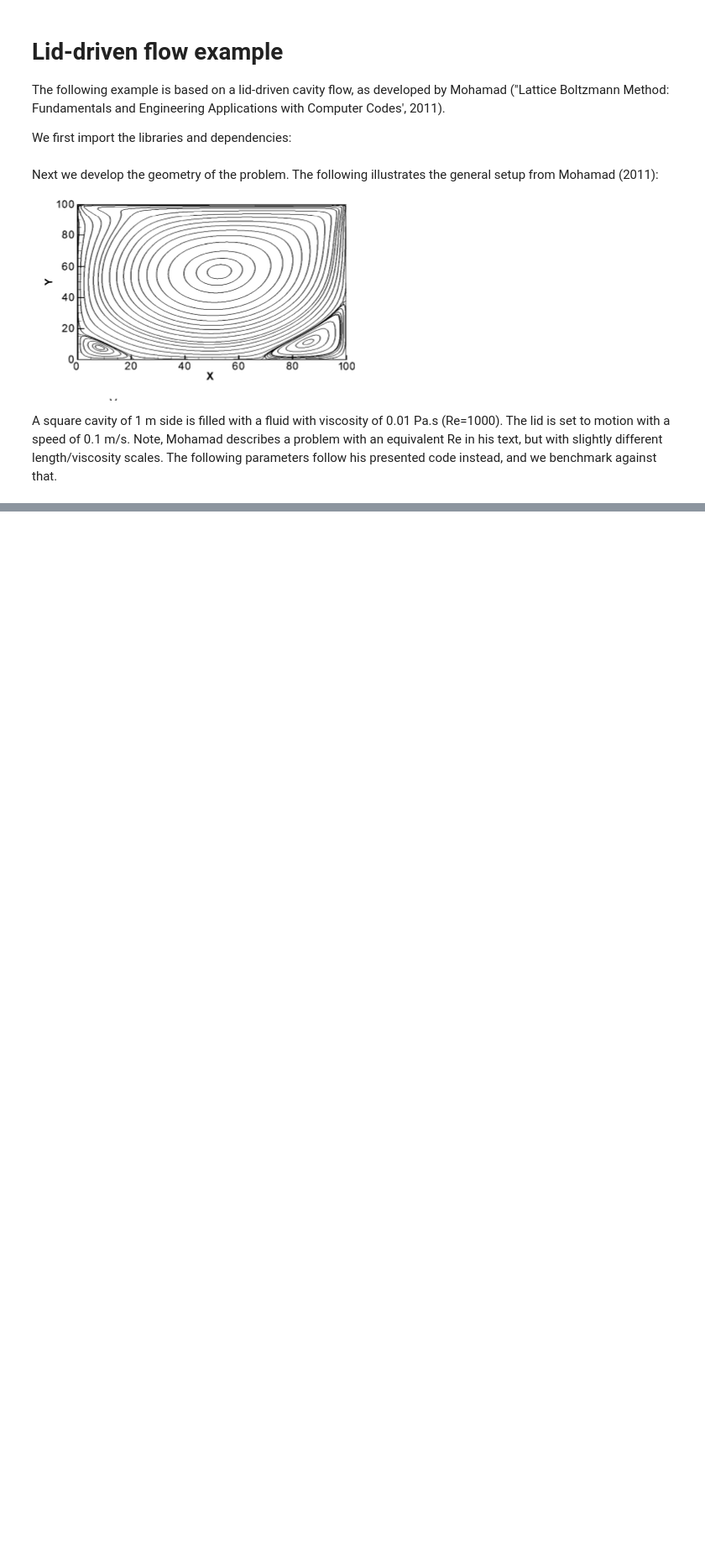
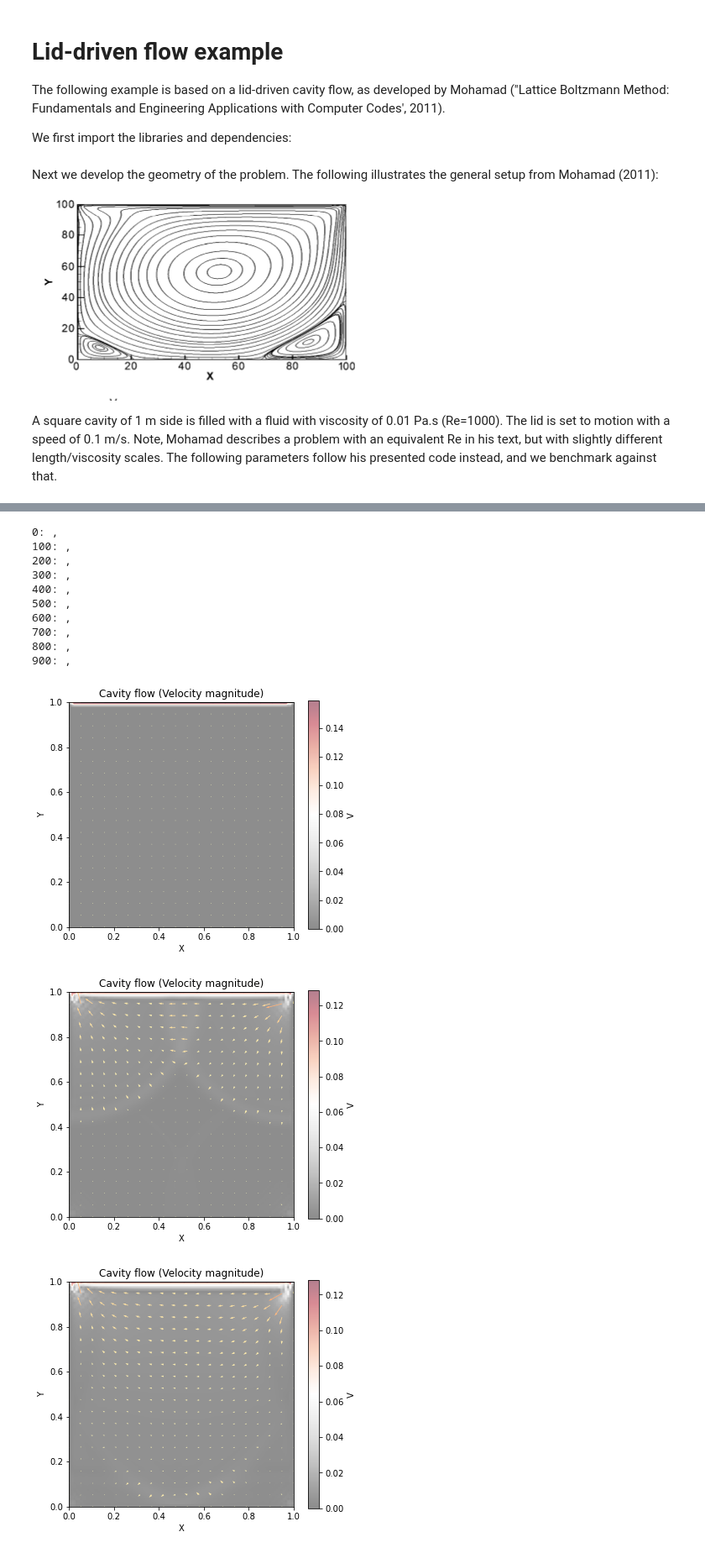
Before and after one commit to thecraigoneill/planet_LB, a Jupyter notebook: ipynb/LB_lid_flow.ipynb, the cells around one changed output, grey strips where cells are left out. Shown at 84% size. Cells and saved outputs as stored; diff of their text form; code cells hidden in the pictures; blank space fills up the shorter version.

```diff
--- a/ipynb/LB_lid_flow.ipynb
+++ b/ipynb/LB_lid_flow.ipynb
@@ -46,0 +51,65 @@ lb_s = pLB.LB_D2Q9_init_Lid(dt,m,n,dx,dy,rhoo,uo,H,alpha,mstep)
+# %%
+# Create a routine for exporting
+def export_pic(lb_s,t):
+    plt.figure(figsize=(6,5))
+    plt.ylabel("Y")
+    plt.xlabel("X")
+    plt.title("Cavity flow (Velocity magnitude)")
+    vx=lb_s['vx']
+    vy =lb_s['vy']
+
+    vmagH =np.sqrt(vx*vx + vy*vy)
+
+    # Initiatialise grid
+    x = np.arange(0,dx*(n+1),dx)
+    y = np.arange(0,dy*(m+1),dy)
+    X,Y = np.meshgrid(x,y) # Change rows to columns
+    X=X.T
+    Y=Y.T
+
+    plt.imshow(vmagH.T, extent=[0, n*dx, 0, m*dy], origin='lower', cmap='RdGy_r', alpha=0.5)
+
+    cbar=plt.colorbar(label='V');
+
+    # The following plots the quivers at lower resolution
+
+    XL,YL = np.meshgrid(np.linspace(0,1,20),np.linspace(0,1,20))
+    vxL = griddata((X.ravel(),Y.ravel()), vx.ravel(), (XL.ravel(),YL.ravel()), method='cubic')
+    vyL = griddata((X.ravel(),Y.ravel()), vy.ravel(), (XL.ravel(),YL.ravel()), method='cubic')
+    vxL = vxL.reshape(XL.shape)
+    vyL = vyL.reshape(XL.shape)
+    vmag =np.sqrt(vxL*vxL + vyL*vyL)
+
+
+    q1 = plt.quiver(XL, YL, vxL, vyL,vmag, alpha=1.,cmap = 'magma_r')
+    file_name = "LB_lid_flow_"+str(t)+".png"
+    plt.savefig(file_name)
+
+# Reset the steps to run for 1000 iterations, exporting evey 100.
+mstep=1000
+export_step=100
+
+for t in range(mstep):
+    rho, vx, vy, f =  pLB.LB_D2Q9_V(lb_s)
+    lb_s['f']=f
+    lb_s['vx']=vx
+    lb_s['vy']=vy
+    lb_s['rho']=rho
+    if t % export_step == 0:
+        # Uncomment the following line to observe progress
+        print("%d: %s" % (t,","))
+        export_pic(lb_s,t)
+# %% [output]
+0: ,
+100: ,
+200: ,
+300: ,
+400: ,
+500: ,
+600: ,
+700: ,
+800: ,
+900: ,
+[figure, added]
+[figure, added]
+[figure, added]
```
Also changed, not shown: parts of 6 cells of this notebook, 6 other files.
